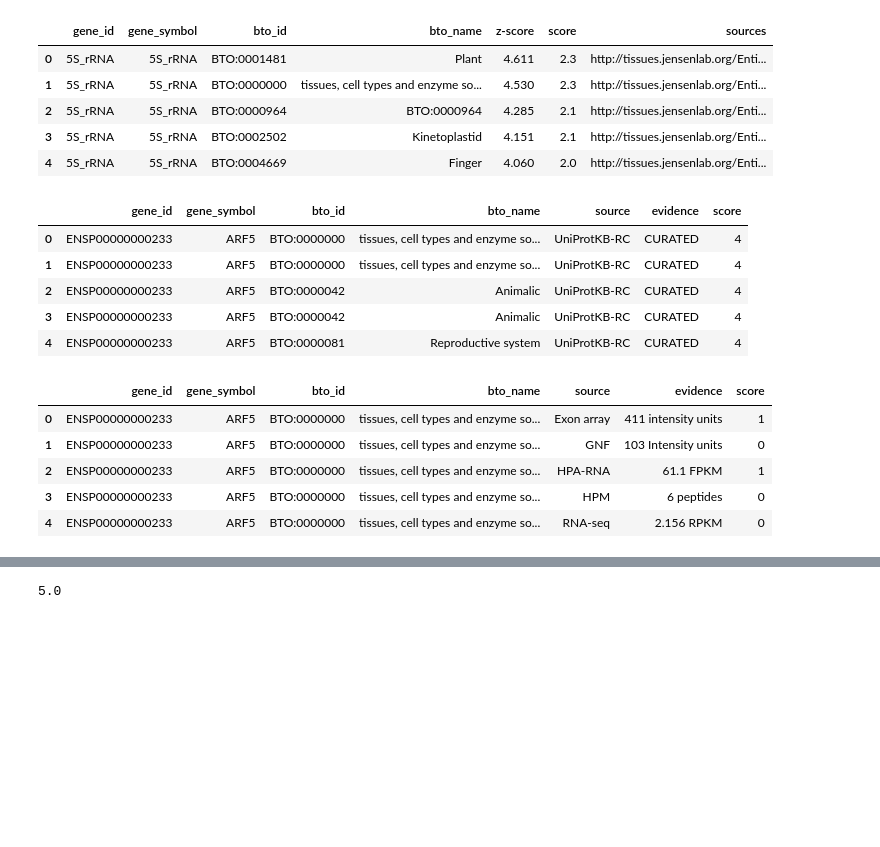
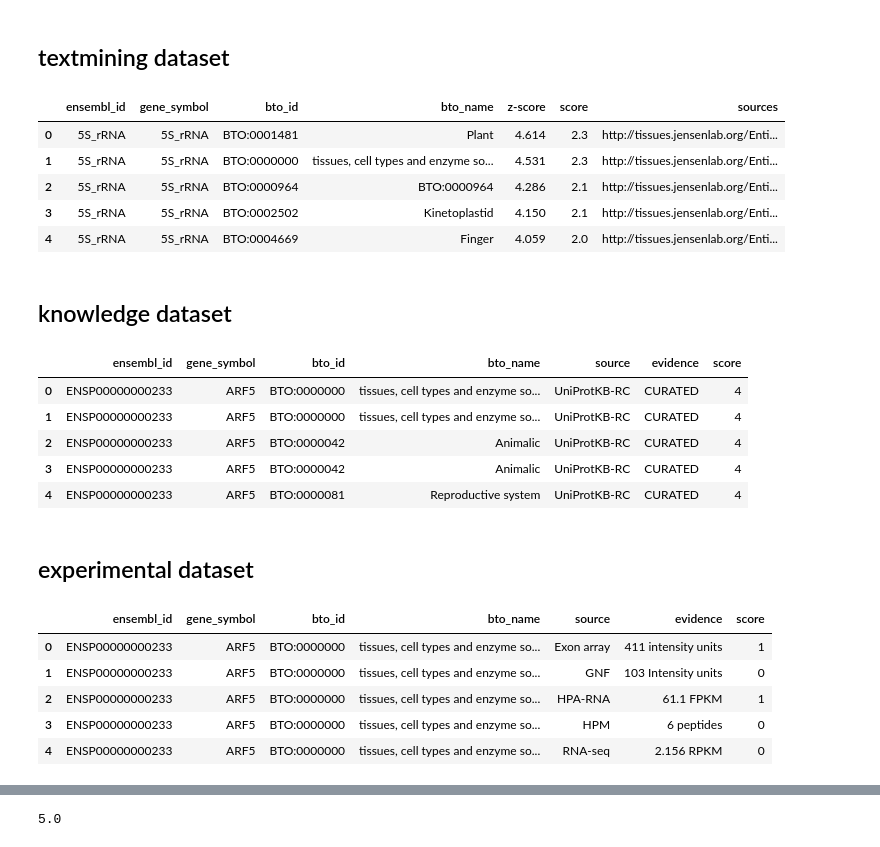
Before and after one commit to dhimmel/tissues, a Jupyter notebook: tissues.ipynb, the cells around one changed output, grey strips where cells are left out. Saved outputs shown, nothing was run; the diff lists cells and outputs as text; code cells hidden in the pictures; blank space fills up the shorter version.

Commit message:
Impoved documentation
Added markdown cells and reordered notebook

```diff
--- a/tissues.ipynb
+++ b/tissues.ipynb
@@ -36,31 +56,37 @@ The textmining files are a bit different; the first four columns are the same, f
+# %% [markdown]
+## textmining dataset
 # %%
-column_names = ['gene_id', 'gene_symbol', 'bto_id', 'bto_name', 'z-score', 'score', 'sources']
+column_names = ['ensembl_id', 'gene_symbol', 'bto_id', 'bto_name', 'z-score', 'score', 'sources']
 text_df = pandas.read_table('download/human_tissue_textmining_full.tsv.gz', names=column_names)
 text_df.head()
 # %% [output]
-|  | gene_id | gene_symbol | bto_id | bto_name | z-score | score | sources |
-| 0 | 5S_rRNA | 5S_rRNA | BTO:0001481 | Plant | 4.611 | 2.3 | http://tissues.jensenlab.org/Enti... |
-| 1 | 5S_rRNA | 5S_rRNA | BTO:0000000 | tissues, cell types and enzyme so... | 4.530 | 2.3 | http://tissues.jensenlab.org/Enti... |
-| 2 | 5S_rRNA | 5S_rRNA | BTO:0000964 | BTO:0000964 | 4.285 | 2.1 | http://tissues.jensenlab.org/Enti... |
-| 3 | 5S_rRNA | 5S_rRNA | BTO:0002502 | Kinetoplastid | 4.151 | 2.1 | http://tissues.jensenlab.org/Enti... |
-| 4 | 5S_rRNA | 5S_rRNA | BTO:0004669 | Finger | 4.060 | 2.0 | http://tissues.jensenlab.org/Enti... |
+|  | ensembl_id | gene_symbol | bto_id | bto_name | z-score | score | sources |
+| 0 | 5S_rRNA | 5S_rRNA | BTO:0001481 | Plant | 4.614 | 2.3 | http://tissues.jensenlab.org/Enti... |
+| 1 | 5S_rRNA | 5S_rRNA | BTO:0000000 | tissues, cell types and enzyme so... | 4.531 | 2.3 | http://tissues.jensenlab.org/Enti... |
+| 2 | 5S_rRNA | 5S_rRNA | BTO:0000964 | BTO:0000964 | 4.286 | 2.1 | http://tissues.jensenlab.org/Enti... |
+| 3 | 5S_rRNA | 5S_rRNA | BTO:0002502 | Kinetoplastid | 4.150 | 2.1 | http://tissues.jensenlab.org/Enti... |
+| 4 | 5S_rRNA | 5S_rRNA | BTO:0004669 | Finger | 4.059 | 2.0 | http://tissues.jensenlab.org/Enti... |
+# %% [markdown]
+## knowledge dataset
 # %%
-column_names = ['gene_id', 'gene_symbol', 'bto_id', 'bto_name', 'source', 'evidence', 'score']
+column_names = ['ensembl_id', 'gene_symbol', 'bto_id', 'bto_name', 'source', 'evidence', 'score']
 knowledge_df = pandas.read_table('download/human_tissue_knowledge_full.tsv.gz', names=column_names)
 knowledge_df.head()
 # %% [output]
-|  | gene_id | gene_symbol | bto_id | bto_name | source | evidence | score |
+|  | ensembl_id | gene_symbol | bto_id | bto_name | source | evidence | score |
 | 0 | ENSP00000000233 | ARF5 | BTO:0000000 | tissues, cell types and enzyme so... | UniProtKB-RC | CURATED | 4 |
 | 1 | ENSP00000000233 | ARF5 | BTO:0000000 | tissues, cell types and enzyme so... | UniProtKB-RC | CURATED | 4 |
 | 2 | ENSP00000000233 | ARF5 | BTO:0000042 | Animalic | UniProtKB-RC | CURATED | 4 |
 | 3 | ENSP00000000233 | ARF5 | BTO:0000042 | Animalic | UniProtKB-RC | CURATED | 4 |
 | 4 | ENSP00000000233 | ARF5 | BTO:0000081 | Reproductive system | UniProtKB-RC | CURATED | 4 |
+# %% [markdown]
+## experimental dataset
 # %%
-column_names = ['gene_id', 'gene_symbol', 'bto_id', 'bto_name', 'source', 'evidence', 'score']
+column_names = ['ensembl_id', 'gene_symbol', 'bto_id', 'bto_name', 'source', 'evidence', 'score']
 experiment_df = pandas.read_table('download/human_tissue_experiments_full.tsv.gz', names=column_names)
 experiment_df.head()
 # %% [output]
-|  | gene_id | gene_symbol | bto_id | bto_name | source | evidence | score |
+|  | ensembl_id | gene_symbol | bto_id | bto_name | source | evidence | score |
 | 0 | ENSP00000000233 | ARF5 | BTO:0000000 | tissues, cell types and enzyme so... | Exon array | 411 intensity units | 1 |
 | 1 | ENSP00000000233 | ARF5 | BTO:0000000 | tissues, cell types and enzyme so... | GNF | 103 Intensity units | 0 |
 | 2 | ENSP00000000233 | ARF5 | BTO:0000000 | tissues, cell types and enzyme so... | HPA-RNA | 61.1 FPKM | 1 |
```
Also changed, not shown: parts of 13 cells of this notebook.
